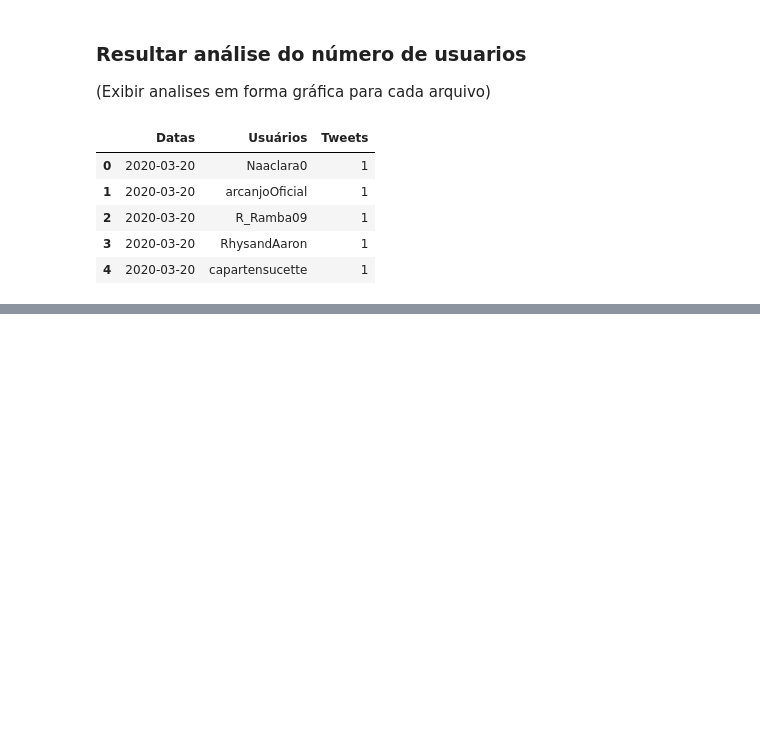
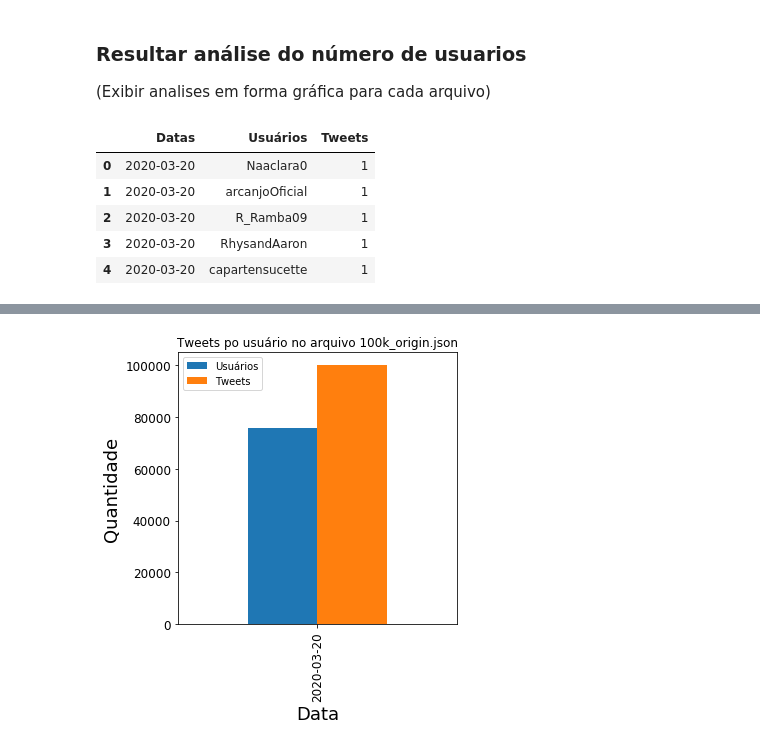
Before and after one commit to larissafv/squad5, a Jupyter notebook: Dados_GIsele/Limpos_Giselle.ipynb, the cells around one changed output, grey strips where cells are left out. Cells and saved outputs as stored; diff of their text form; code cells hidden in the pictures; blank space fills up the shorter version.

```diff
--- a/Dados_GIsele/Limpos_Giselle.ipynb
+++ b/Dados_GIsele/Limpos_Giselle.ipynb
@@ -135,3 +160,12 @@ Name: Tweets, dtype: int64
+# %%
+grafico_barras = tweets.plot(x ='Datas', y=['Usuários','Tweets'], kind='bar', title ="Tweets po usuário no arquivo 100k_origin.json",figsize=(5,5),legend=True, fontsize=12)
+grafico_barras.set_xlabel("Data",fontsize=18)
+grafico_barras.set_ylabel("Quantidade",fontsize=18)
+
+plt.yscale("linear")
+plt.show()
+# %% [output]
+[figure, added]
 # %%
 # TOP 15 USUARIOS QUE MAIS TWEETARAM NO GERAL
 TOP15 = cont_usuarios_data.groupby('Usuários')['Tweets'].apply(sum).sort_values(ascending = False)[:15]
```
Also changed, not shown: parts of 13 cells of this notebook.
